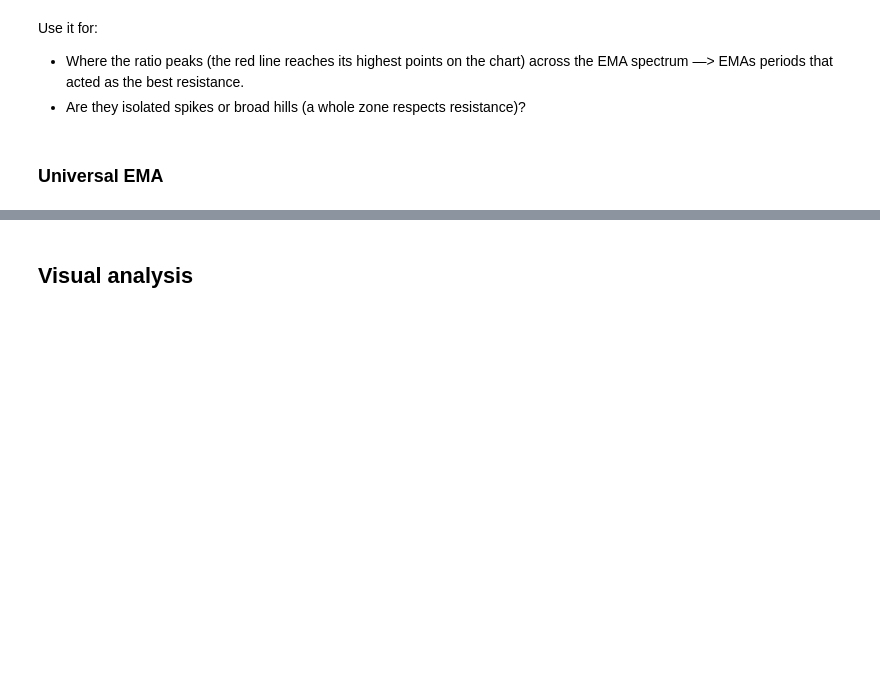
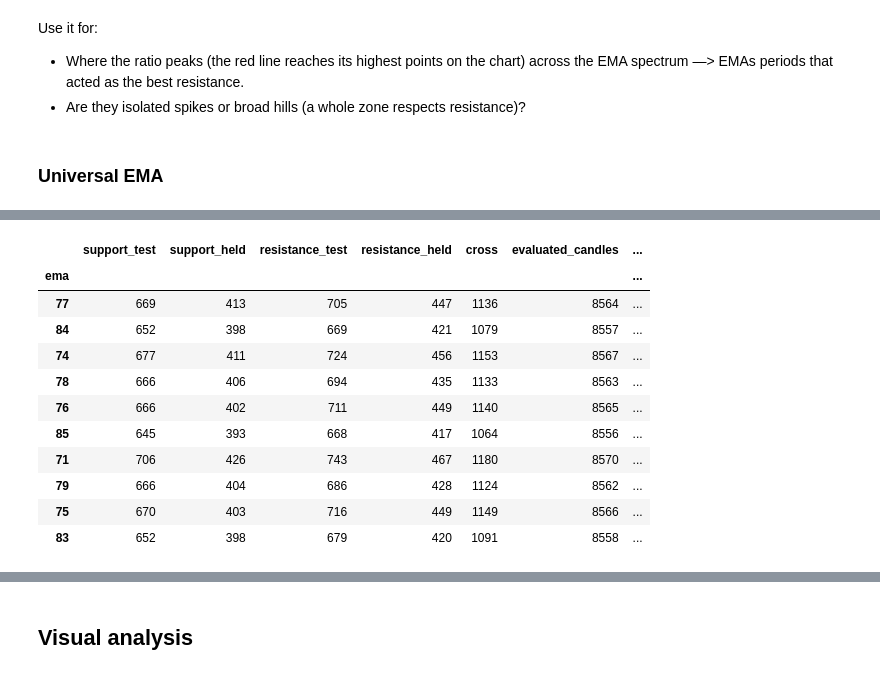
Before and after one commit to Galina-Makarchuk/ema_analysis, a Jupyter notebook: ema_analysis.ipynb, the cells around one changed output, grey strips where cells are left out. Cells and saved outputs as stored; diff of their text form; code cells hidden in the pictures; blank space fills up the shorter version.

```diff
--- a/ema_analysis.ipynb
+++ b/ema_analysis.ipynb
@@ -1071,0 +1124,28 @@ __Bounce rate__
+# %%
+# Universal quality rate (rejection rate, both directions): of all S/R tests on the EMA,
+# what fraction held in either direction? Treats every cross as both a support and resistance test;
+# resolves crosses by close (support held if close > EMA, resistance held if close < EMA) and aggregates.
+
+ratio_universal_1 = result[["ema", "support_test", "support_held",
+                            "resistance_test", "resistance_held",
+                            "cross", "evaluated_candles"]].copy()
+ratio_universal_1["ratio_universal_1"] = (
+    (ratio_universal_1["support_held"] + ratio_universal_1["resistance_held"])
+    / (ratio_universal_1["support_test"] + ratio_universal_1["resistance_test"]).replace(0, np.nan)
+)
+ratio_universal_1 = ratio_universal_1.sort_values("ratio_universal_1", ascending=False).set_index("ema")
+
+ratio_universal_1.head(10)
+# %% [output]
+|  | support_test | support_held | resistance_test | resistance_held | cross | evaluated_candles | ... |
+| ema |  |  |  |  |  |  | ... |
+| 77 | 669 | 413 | 705 | 447 | 1136 | 8564 | ... |
+| 84 | 652 | 398 | 669 | 421 | 1079 | 8557 | ... |
+| 74 | 677 | 411 | 724 | 456 | 1153 | 8567 | ... |
+| 78 | 666 | 406 | 694 | 435 | 1133 | 8563 | ... |
+| 76 | 666 | 402 | 711 | 449 | 1140 | 8565 | ... |
+| 85 | 645 | 393 | 668 | 417 | 1064 | 8556 | ... |
+| 71 | 706 | 426 | 743 | 467 | 1180 | 8570 | ... |
+| 79 | 666 | 404 | 686 | 428 | 1124 | 8562 | ... |
+| 75 | 670 | 403 | 716 | 449 | 1149 | 8566 | ... |
+| 83 | 652 | 398 | 679 | 420 | 1091 | 8558 | ... |
```
Also changed, not shown: parts of 39 cells of this notebook.
